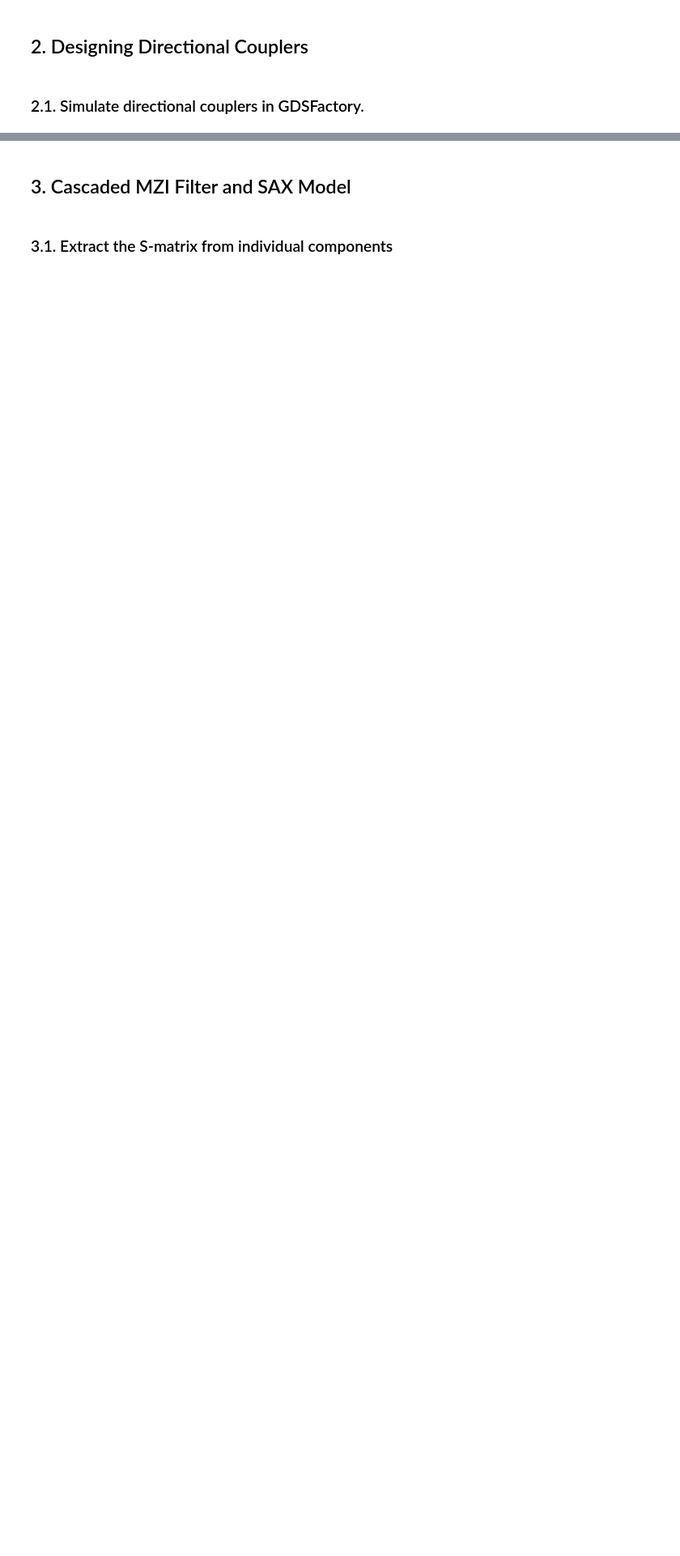
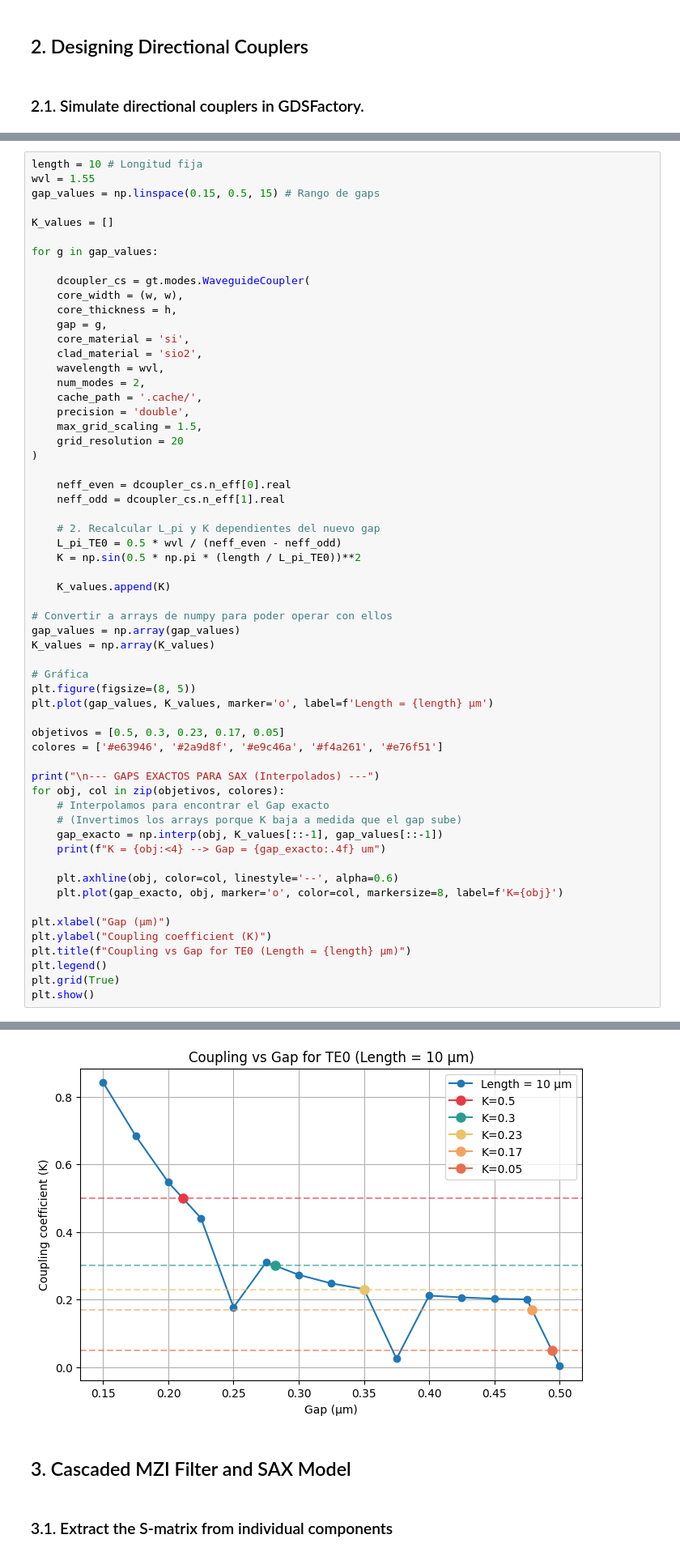
Before and after one commit to snacmuo/pic-upv-lab5-finalproject, a Jupyter notebook: FInal_Project_Sergi_Nàcher_Muñoz.ipynb, the cells around one changed output, grey strips where cells are left out. Shown at 81% size. Drawn from its saved outputs; the diff is of its cells as text; blank space fills up the shorter version.

```diff
--- a/FInal_Project_Sergi_Nàcher_Muñoz.ipynb
+++ b/FInal_Project_Sergi_Nàcher_Muñoz.ipynb
@@ -368,0 +288,60 @@ Length for K=0.5: 16.44 µm
+# %%
+length = 10 # Longitud fija
+wvl = 1.55
+gap_values = np.linspace(0.15, 0.5, 15) # Rango de gaps
+
+K_values = []
+
+for g in gap_values:
+
+    dcoupler_cs = gt.modes.WaveguideCoupler(
+    core_width = (w, w),
+    core_thickness = h,
+    gap = g,
+    core_material = 'si',
+    clad_material = 'sio2',
+    wavelength = wvl,
+    num_modes = 2,
+    cache_path = '.cache/',
+    precision = 'double',
+    max_grid_scaling = 1.5,
+    grid_resolution = 20
+)
+
+    neff_even = dcoupler_cs.n_eff[0].real
+    neff_odd = dcoupler_cs.n_eff[1].real
+
+    # 2. Recalcular L_pi y K dependientes del nuevo gap
+    L_pi_TE0 = 0.5 * wvl / (neff_even - neff_odd)
+    K = np.sin(0.5 * np.pi * (length / L_pi_TE0))**2
+
+    K_values.append(K)
+
+# Convertir a arrays de numpy para poder operar con ellos
+gap_values = np.array(gap_values)
+K_values = np.array(K_values)
+
+# Gráfica
+plt.figure(figsize=(8, 5))
+plt.plot(gap_values, K_values, marker='o', label=f'Length = {length} µm')
+
+objetivos = [0.5, 0.3, 0.23, 0.17, 0.05]
+colores = ['#e63946', '#2a9d8f', '#e9c46a', '#f4a261', '#e76f51']
+
+print("\n--- GAPS EXACTOS PARA SAX (Interpolados) ---")
+for obj, col in zip(objetivos, colores):
+    # Interpolamos para encontrar el Gap exacto
+    # (Invertimos los arrays porque K baja a medida que el gap sube)
+    gap_exacto = np.interp(obj, K_values[::-1], gap_values[::-1])
+    print(f"K = {obj:<4} --> Gap = {gap_exacto:.4f} um")
+
+    plt.axhline(obj, color=col, linestyle='--', alpha=0.6)
+    plt.plot(gap_exacto, obj, marker='o', color=col, markersize=8, label=f'K={obj}')
+
+plt.xlabel("Gap (µm)")
+plt.ylabel("Coupling coefficient (K)")
+plt.title(f"Coupling vs Gap for TE0 (Length = {length} µm)")
+plt.legend()
+plt.grid(True)
+plt.show()
+# %% [output]
@@ -369,3 +365,4 @@ Length for K=0.5: 16.44 µm
+[figure, added]
 # %% [markdown]
 ## 3. Cascaded MZI Filter and SAX Model
 # %% [markdown]
```
Also changed, not shown: parts of 33 cells of this notebook.
